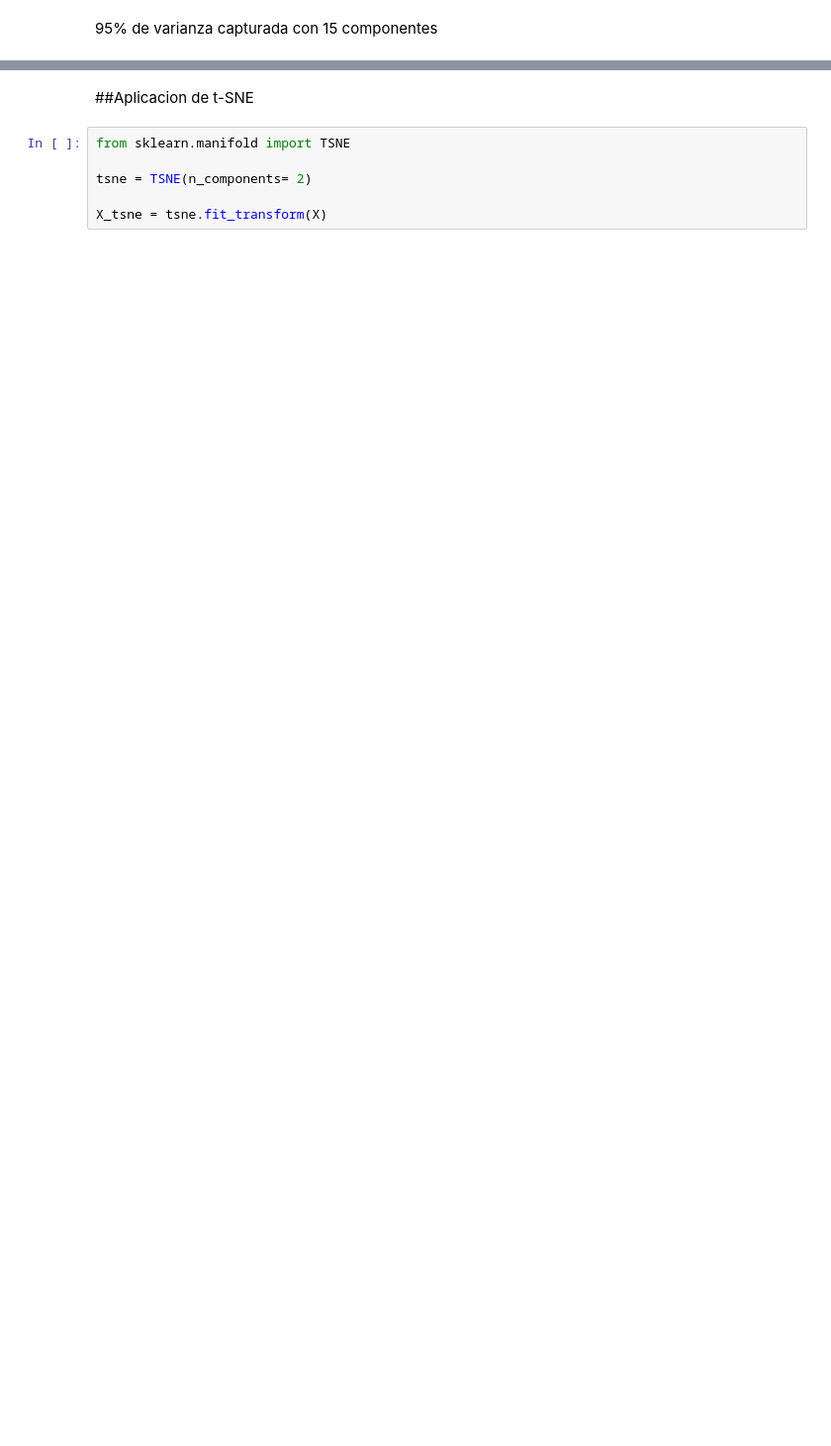
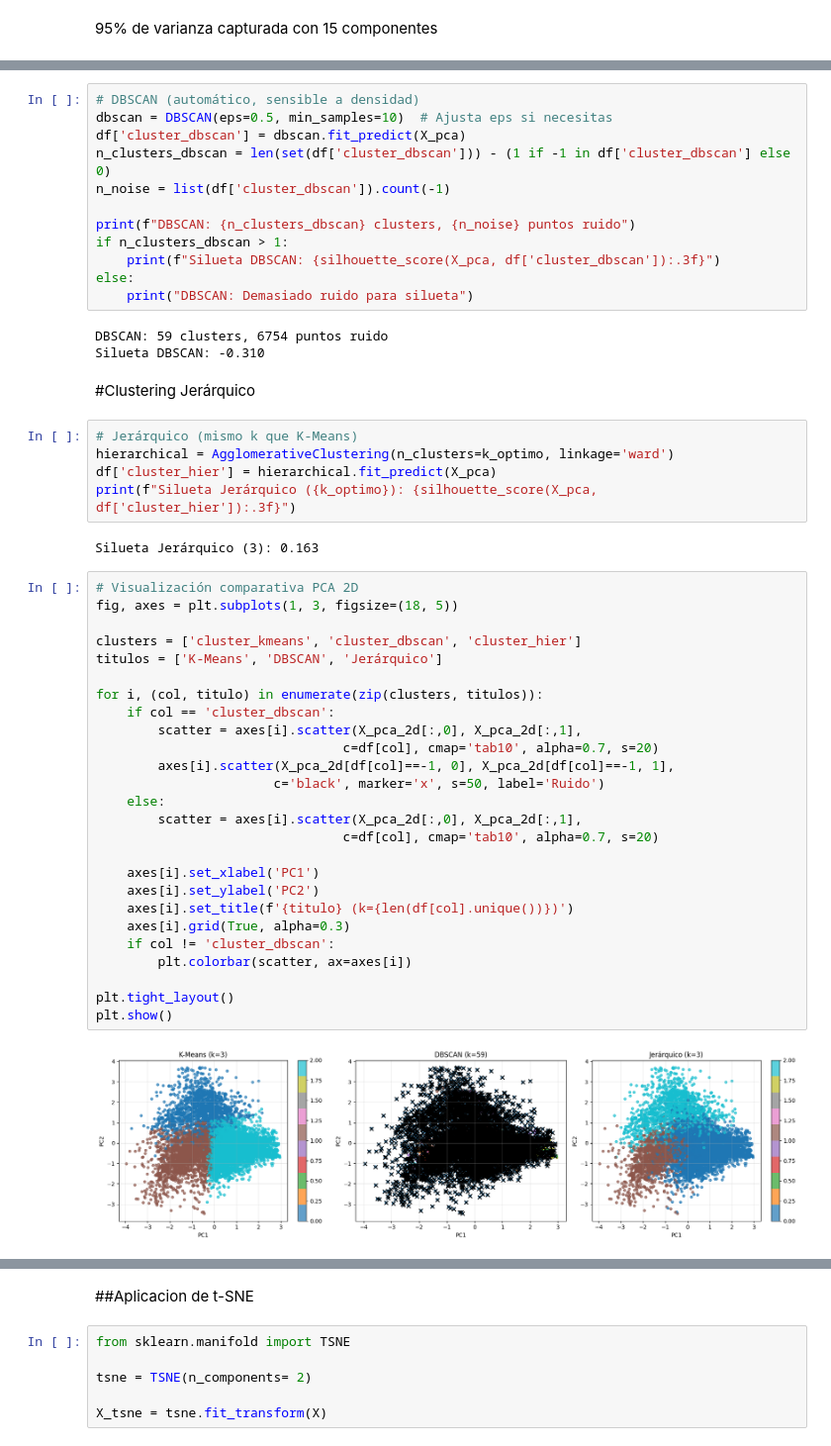
Before and after one commit to luisleonb/Proyecto_M7_ABP, a Jupyter notebook: Proyect__M7_ABP.ipynb, the cells around one changed output, grey strips where cells are left out. Shown at 99% size. Saved outputs shown, nothing was run; the diff lists cells and outputs as text; blank space fills up the shorter version.

```diff
--- a/Proyect__M7_ABP.ipynb
+++ b/Proyect__M7_ABP.ipynb
@@ -179,0 +307,52 @@ plt.show()
+# %%
+# DBSCAN (automático, sensible a densidad)
+dbscan = DBSCAN(eps=0.5, min_samples=10)  # Ajusta eps si necesitas
+df['cluster_dbscan'] = dbscan.fit_predict(X_pca)
+n_clusters_dbscan = len(set(df['cluster_dbscan'])) - (1 if -1 in df['cluster_dbscan'] else 0)
+n_noise = list(df['cluster_dbscan']).count(-1)
+
+print(f"DBSCAN: {n_clusters_dbscan} clusters, {n_noise} puntos ruido")
+if n_clusters_dbscan > 1:
+    print(f"Silueta DBSCAN: {silhouette_score(X_pca, df['cluster_dbscan']):.3f}")
+else:
+    print("DBSCAN: Demasiado ruido para silueta")
+# %% [output]
+DBSCAN: 59 clusters, 6754 puntos ruido
+Silueta DBSCAN: -0.310
+# %% [markdown]
+#Clustering Jerárquico
+# %%
+# Jerárquico (mismo k que K-Means)
+hierarchical = AgglomerativeClustering(n_clusters=k_optimo, linkage='ward')
+df['cluster_hier'] = hierarchical.fit_predict(X_pca)
+print(f"Silueta Jerárquico ({k_optimo}): {silhouette_score(X_pca, df['cluster_hier']):.3f}")
+# %% [output]
+Silueta Jerárquico (3): 0.163
+# %%
+# Visualización comparativa PCA 2D
+fig, axes = plt.subplots(1, 3, figsize=(18, 5))
+
+clusters = ['cluster_kmeans', 'cluster_dbscan', 'cluster_hier']
+titulos = ['K-Means', 'DBSCAN', 'Jerárquico']
+
+for i, (col, titulo) in enumerate(zip(clusters, titulos)):
+    if col == 'cluster_dbscan':
+        scatter = axes[i].scatter(X_pca_2d[:,0], X_pca_2d[:,1],
+                                c=df[col], cmap='tab10', alpha=0.7, s=20)
+        axes[i].scatter(X_pca_2d[df[col]==-1, 0], X_pca_2d[df[col]==-1, 1],
+                       c='black', marker='x', s=50, label='Ruido')
+    else:
+        scatter = axes[i].scatter(X_pca_2d[:,0], X_pca_2d[:,1],
+                                c=df[col], cmap='tab10', alpha=0.7, s=20)
+
+    axes[i].set_xlabel('PC1')
+    axes[i].set_ylabel('PC2')
+    axes[i].set_title(f'{titulo} (k={len(df[col].unique())})')
+    axes[i].grid(True, alpha=0.3)
+    if col != 'cluster_dbscan':
+        plt.colorbar(scatter, ax=axes[i])
+
+plt.tight_layout()
+plt.show()
+# %% [output]
+[figure, added]
```
Also changed, not shown: parts of 19 cells of this notebook.
